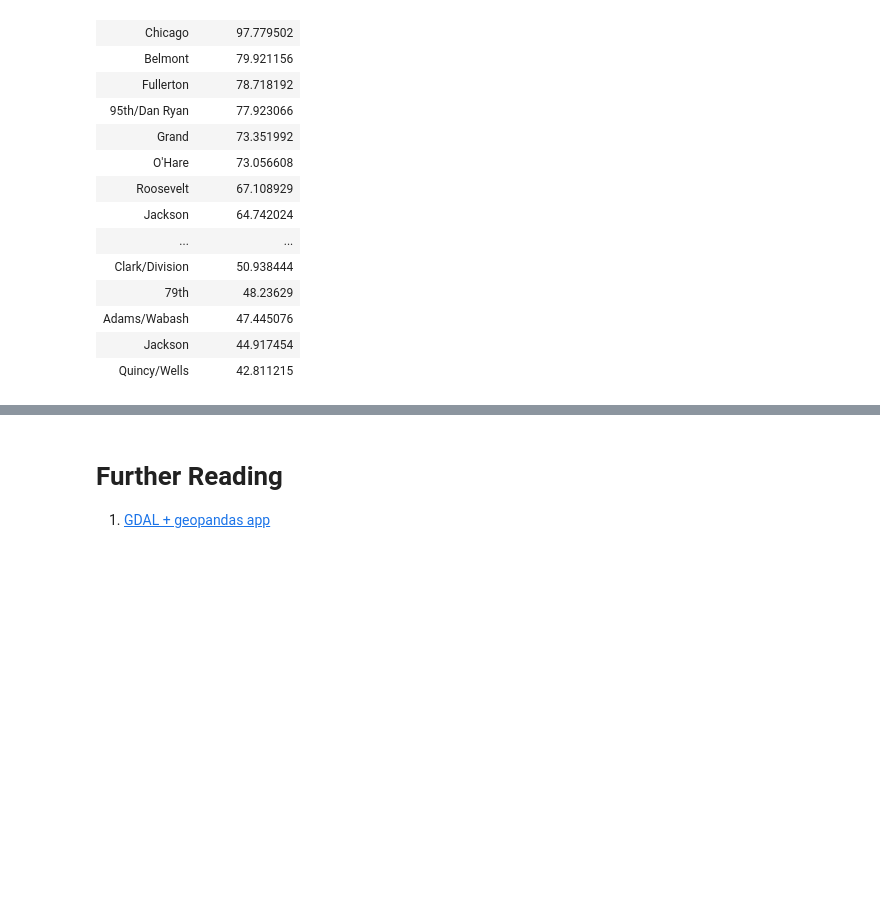
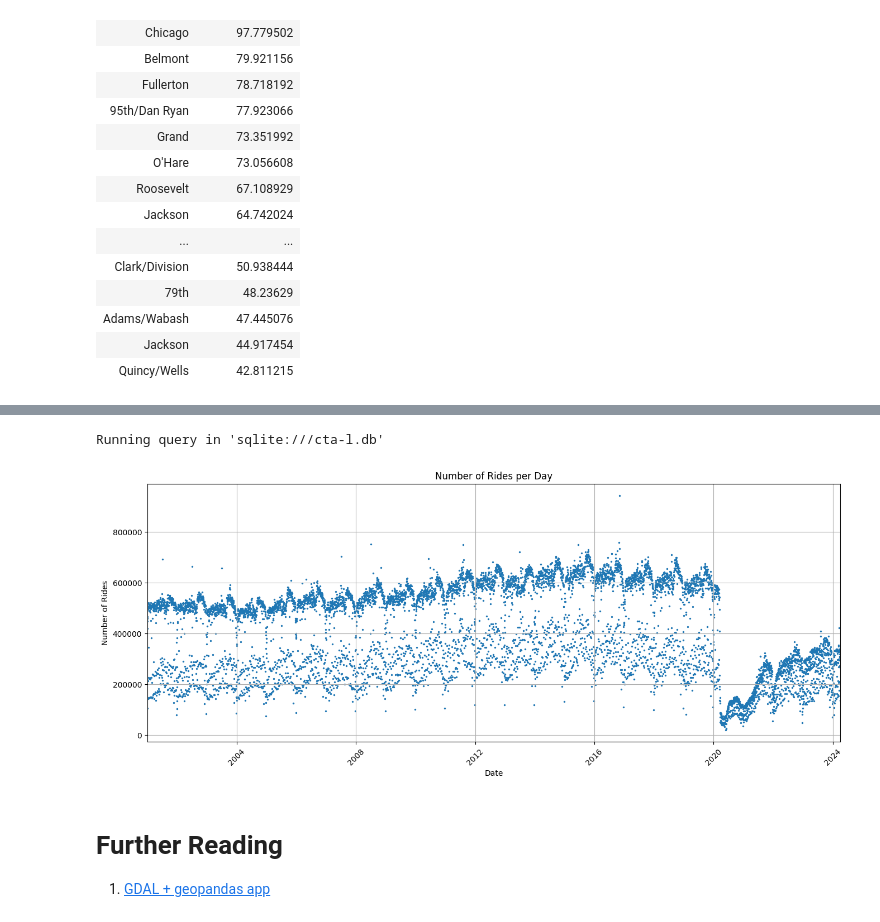
Before and after one commit to gerryster/transit-visualizations, a Jupyter notebook: data/cta-l/initial-analysis.ipynb, the cells around one changed output, grey strips where cells are left out. Drawn from its saved outputs; the diff is of its cells as text; code cells hidden in the pictures; blank space fills up the shorter version.

```diff
--- a/data/cta-l/initial-analysis.ipynb
+++ b/data/cta-l/initial-analysis.ipynb
@@ -245,3 +285,34 @@ plt.show()
+# %%
+%%sql daily_rides_all_time <<
+SELECT
+  DATE,
+  SUM(rides) AS daily_rides
+FROM
+  daily_ridership
+GROUP BY
+  DATE
+# %% [output]
+Running query in 'sqlite:///cta-l.db'
+# %%
+rides_data = daily_rides_all_time.DataFrame()
+
+# Ensure date column is in datetime format
+rides_data['date'] = pd.to_datetime(rides_data['date'])
+
+x = rides_data['date']
+
+# Plotting
+plt.figure(figsize=(16, 6))
+scatter = plt.scatter(x, rides_data['daily_rides'], s=2)
+plt.title('Number of Rides per Day')
+plt.xlabel('Date')
+plt.xlim(min(x), max(x))
+plt.ylabel('Number of Rides')
+plt.xticks(rotation=45)
+plt.grid(True)
+plt.show()
+# %% [output]
+[figure, added]
 # %% [markdown]
 # Further Reading
 1. [GDAL + geopandas app](https://github.com/ploomber/doc/tree/main/examples/voila/gdala)
```
Also changed, not shown: parts of 12 cells of this notebook, 1 other file.
